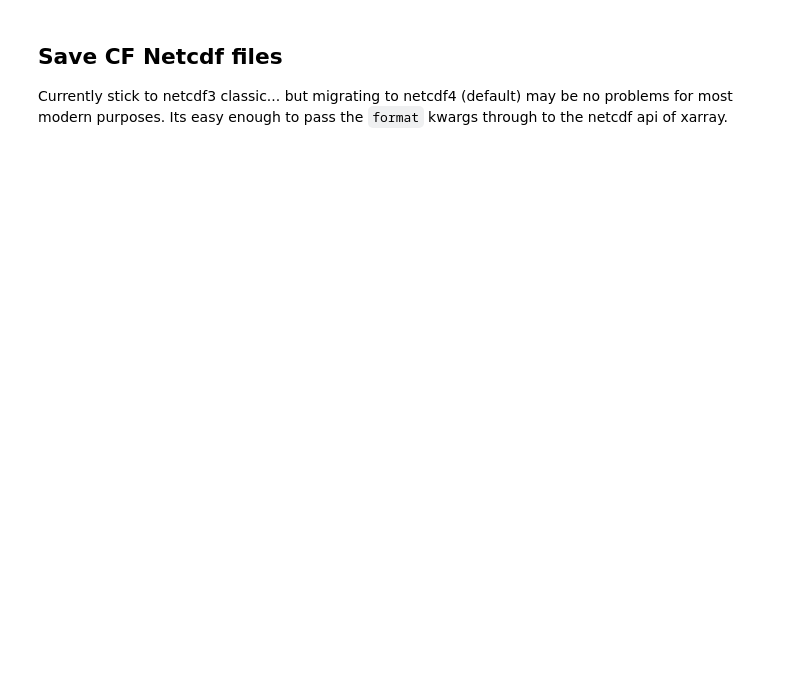
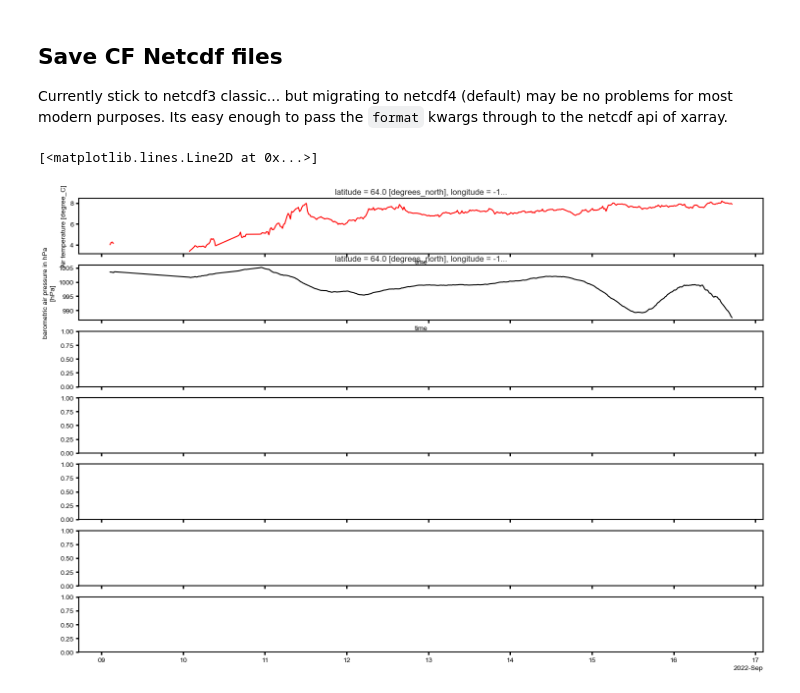
Before and after one commit to shaunwbell/EcoFOCI_FieldOps_Documentation, a Jupyter notebook: DataProcessingDocumentation/2. EcoFOCI_DataProcesssing_Records/moorings/2022/22bsitaefpr14a/EcoFOCIpy_22bsitaefpr14a_metdata.ipynb, the cells around one changed output. Drawn from its saved outputs; the diff is of its cells as text; code cells hidden in the pictures; blank space fills up the shorter version.

```diff
--- a/DataProcessingDocumentation/2. EcoFOCI_DataProcesssing_Records/moorings/2022/22bsitaefpr14a/EcoFOCIpy_22bsitaefpr14a_metdata.ipynb
+++ b/DataProcessingDocumentation/2. EcoFOCI_DataProcesssing_Records/moorings/2022/22bsitaefpr14a/EcoFOCIpy_22bsitaefpr14a_metdata.ipynb
@@ -245,3 +243,10 @@ met_wop_nc.xarray2netcdf_save(xdf = met_wop_nc.autotrim_time(),
                            filename=filename,format="NETCDF3_CLASSIC")
 
 met_wop_nc.autotrim_time().to_dataframe().to_csv(filename.replace('.nc','.csv'))
+# %%
+fig, ax = plt.subplots(7,figsize=(18, 12),sharex=True)
+met_wop_nc.autotrim_time().temperature.plot(ax=ax[0],c='r')
+met_wop_nc.autotrim_time().pressure.plot(ax=ax[1],c='k')
+# %% [output]
+[<matplotlib.lines.Line2D at 0x...>]
+[figure, added]
```
Also changed, not shown: parts of 3 cells of this notebook, 26 other files.
